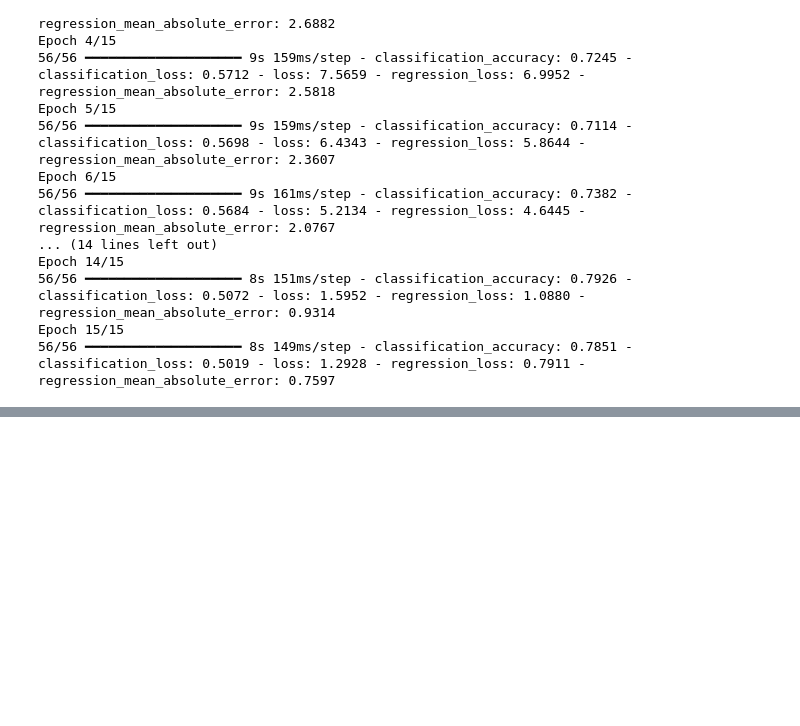
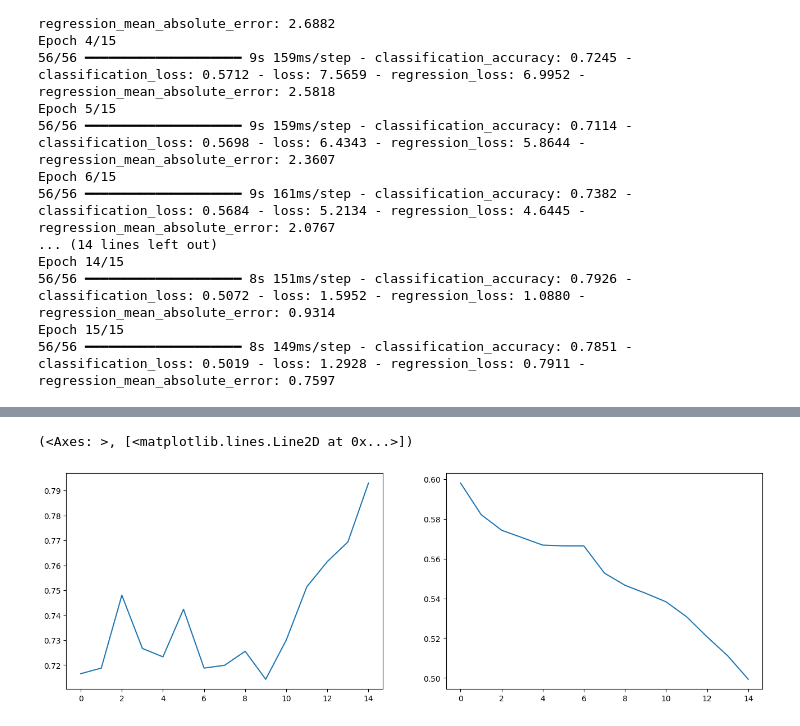
Before and after one commit to JalilBNH/M2TSI, a Jupyter notebook: tp4/dev.ipynb, the cells around one changed output, grey strips where cells are left out. Cells and saved outputs as stored; diff of their text form; code cells hidden in the pictures; blank space fills up the shorter version.

```diff
--- a/tp4/dev.ipynb
+++ b/tp4/dev.ipynb
@@ -137,0 +151,9 @@ Epoch 15/15
+# %%
+history = history.history
+# %%
+plt.figure(figsize=(16,5))
+plt.subplot(1,2,1), plt.plot(history['classification_accuracy'])
+plt.subplot(1,2,2), plt.plot(history['classification_loss'])
+# %% [output]
+(<Axes: >, [<matplotlib.lines.Line2D at 0x...>])
+[figure, added]
```
Also changed, not shown: parts of 7 cells of this notebook.
